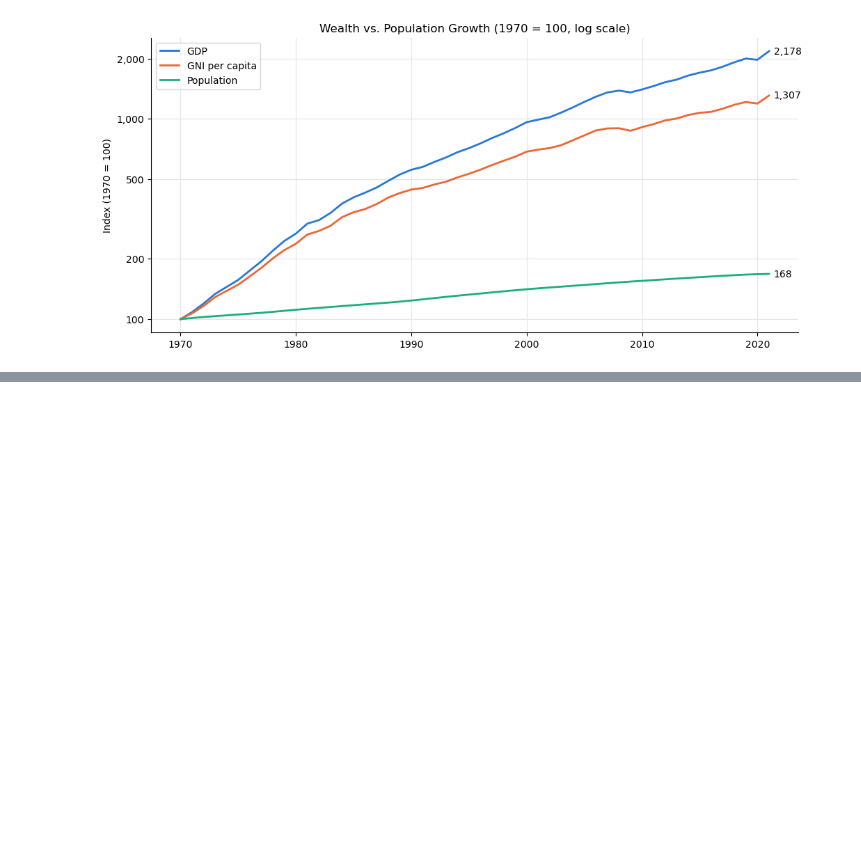
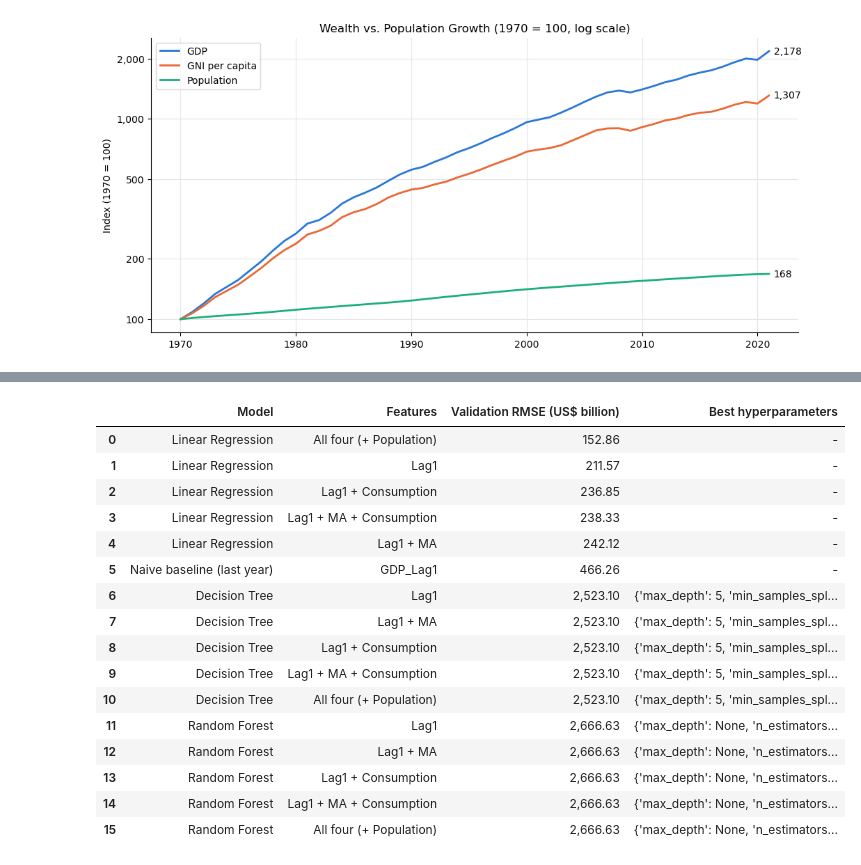
Before and after one commit to jbyiringiro/gdp-time-series-pipeline, a Jupyter notebook: Building_a_Pipeline_for_Time_Series_Data.ipynb, the cells around one changed output, grey strips where cells are left out. Drawn from its saved outputs; the diff is of its cells as text; code cells hidden in the pictures; blank space fills up the shorter version.

```diff
--- a/Building_a_Pipeline_for_Time_Series_Data.ipynb
+++ b/Building_a_Pipeline_for_Time_Series_Data.ipynb
@@ -677,0 +603,65 @@ Both the tuned Decision Tree and the tuned Random Forest performed poorly, with
+# %%
+# Candidate feature sets: last year's GDP alone, then adding the moving average, consumption and population
+fc = 'Final consumption expenditure'
+feature_sets = {
+    'Lag1': ['GDP_Lag1'],
+    'Lag1 + MA': ['GDP_Lag1', 'GDP_5Year_MA'],
+    'Lag1 + Consumption': ['GDP_Lag1', fc],
+    'Lag1 + MA + Consumption': ['GDP_Lag1', 'GDP_5Year_MA', fc],
+    'All four (+ Population)': ['Population', 'GDP_Lag1', 'GDP_5Year_MA', fc],
+}
+
+# Drop rows with NaN caused by Lags/Moving Averages
+model_df = ts_data[feature_sets['All four (+ Population)'] + [target]].dropna()
+
+# Time-series split. The test years are set aside here and used only once, at the end
+split = int(len(model_df) * 0.8)
+train_df, test_df = model_df[:split], model_df[split:]
+print(f"Train: {train_df.index.min()}-{train_df.index.max()} ({len(train_df)} years) | "
+      f"Test: {test_df.index.min()}-{test_df.index.max()} ({len(test_df)} years)")
+
+# Validation folds inside the training years: each fold trains on the years before its validation block
+tscv = TimeSeriesSplit(n_splits=3)
+for i, (fold_train, fold_val) in enumerate(tscv.split(train_df), start=1):
+    print(f"Fold {i}: train {train_df.index[fold_train[0]]}-{train_df.index[fold_train[-1]]}, "
+          f"validate {train_df.index[fold_val[0]]}-{train_df.index[fold_val[-1]]}")
+
+models = {
+    'Linear Regression': (LinearRegression(), {}),
+    'Decision Tree': (DecisionTreeRegressor(random_state=42),
+                      {'max_depth': [3, 5, 10, None], 'min_samples_split': [2, 5, 10]}),
+    'Random Forest': (RandomForestRegressor(random_state=42),
+                      {'n_estimators': [50, 100], 'max_depth': [None, 5, 10]}),
+}
+
+# Every model, hyperparameter setting and feature set is scored on the validation folds only
+searches, rows = {}, []
+for set_name, columns in feature_sets.items():
+    for model_name, (model, param_grid) in models.items():
+        search = GridSearchCV(model, param_grid, cv=tscv, scoring='neg_root_mean_squared_error')
+        search.fit(train_df[columns], train_df[target])
+        searches[model_name, set_name] = search
+        rows.append({'Model': model_name, 'Features': set_name,
+                     'Validation RMSE (US$ billion)': -search.best_score_ / 1e9,
+                     'Best hyperparameters': str(search.best_params_) if param_grid else '-'})
+
+# The naive baseline on the same validation years
+baseline_rmse = [np.sqrt(mean_squared_error(train_df[target].iloc[fold_val], train_df['GDP_Lag1'].iloc[fold_val]))
+                 for _, fold_val in tscv.split(train_df)]
+rows.append({'Model': 'Naive baseline (last year)', 'Features': 'GDP_Lag1',
+             'Validation RMSE (US$ billion)': np.mean(baseline_rmse) / 1e9, 'Best hyperparameters': '-'})
+
+validation = pd.DataFrame(rows).sort_values('Validation RMSE (US$ billion)', ignore_index=True)
+print("Validation results (mean RMSE over the three folds, training years only)")
+display(validation)
+
+# Why the trees fail: in the last fold they never predict above the highest GDP they were trained on
+fold_train, fold_val = list(tscv.split(train_df))[-1]
+all_four = feature_sets['All four (+ Population)']
+rf_fold = RandomForestRegressor(random_state=42, **searches['Random Forest', 'All four (+ Population)'].best_params_)
+rf_fold.fit(train_df[all_four].iloc[fold_train], train_df[target].iloc[fold_train])
+rf_fold_preds = rf_fold.predict(train_df[all_four].iloc[fold_val])
+print(f"Last fold: highest GDP in its training years US${train_df[target].iloc[fold_train].max() / 1e12:.2f}T, "
+      f"highest Random Forest prediction US${rf_fold_preds.max() / 1e12:.2f}T, "
+      f"actual GDP US${train_df[target].iloc[fold_val].min() / 1e12:.2f}-{train_df[target].iloc[fold_val].max() / 1e12:.2f}T")
+# %% [output]
@@ -677,0 +673,17 @@ Both the tuned Decision Tree and the tuned Random Forest performed poorly, with
+|  | Model | Features | Validation RMSE (US$ billion) | Best hyperparameters |
+| 0 | Linear Regression | All four (+ Population) | 152.86 | - |
+| 1 | Linear Regression | Lag1 | 211.57 | - |
+| 2 | Linear Regression | Lag1 + Consumption | 236.85 | - |
+| 3 | Linear Regression | Lag1 + MA + Consumption | 238.33 | - |
+| 4 | Linear Regression | Lag1 + MA | 242.12 | - |
+| 5 | Naive baseline (last year) | GDP_Lag1 | 466.26 | - |
+| 6 | Decision Tree | Lag1 | 2,523.10 | {'max_depth': 5, 'min_samples_spl... |
+| 7 | Decision Tree | Lag1 + MA | 2,523.10 | {'max_depth': 5, 'min_samples_spl... |
+| 8 | Decision Tree | Lag1 + Consumption | 2,523.10 | {'max_depth': 5, 'min_samples_spl... |
+| 9 | Decision Tree | Lag1 + MA + Consumption | 2,523.10 | {'max_depth': 5, 'min_samples_spl... |
+| 10 | Decision Tree | All four (+ Population) | 2,523.10 | {'max_depth': 5, 'min_samples_spl... |
+| 11 | Random Forest | Lag1 | 2,666.63 | {'max_depth': None, 'n_estimators... |
+| 12 | Random Forest | Lag1 + MA | 2,666.63 | {'max_depth': None, 'n_estimators... |
+| 13 | Random Forest | Lag1 + Consumption | 2,666.63 | {'max_depth': None, 'n_estimators... |
+| 14 | Random Forest | Lag1 + MA + Consumption | 2,666.63 | {'max_depth': None, 'n_estimators... |
+| 15 | Random Forest | All four (+ Population) | 2,666.63 | {'max_depth': None, 'n_estimators... |
```
Also changed, not shown: parts of 11 cells of this notebook, 2 other files.
